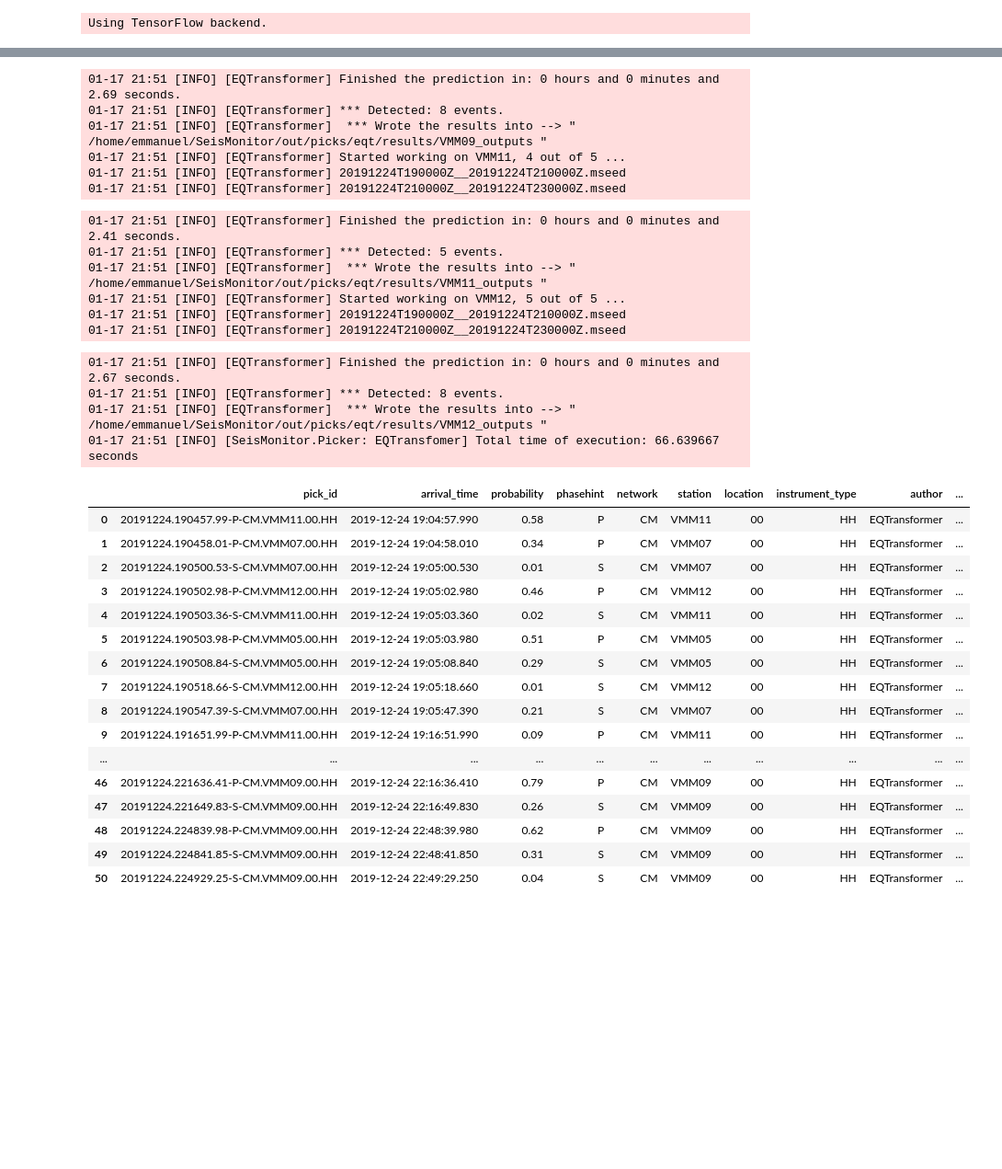
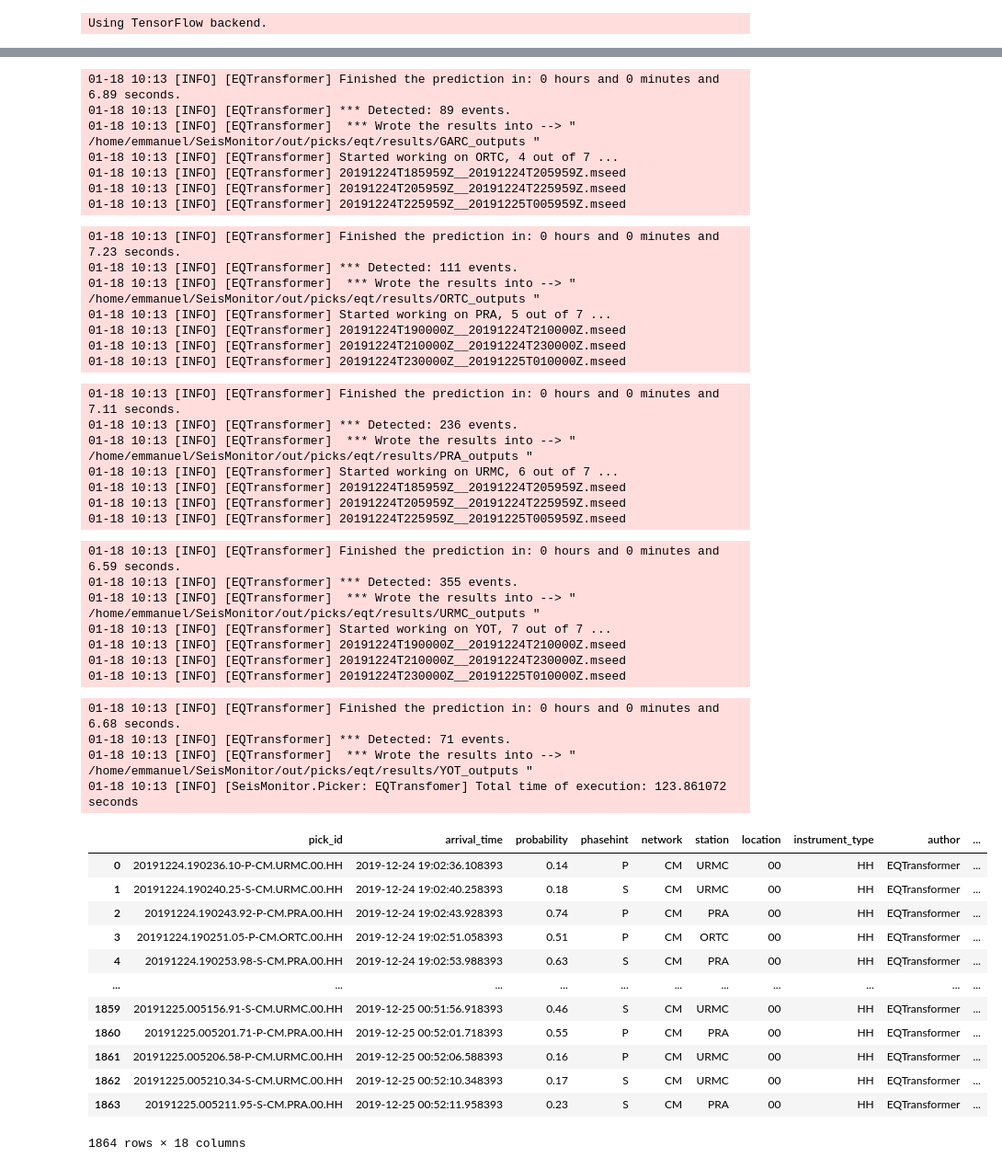
Before and after one commit to ecastillot/SeisMonitor, a Jupyter notebook: examples/2.picker.ipynb, the cells around one changed output, grey strips where cells are left out. Shown at 92% size. Saved outputs shown, nothing was run; the diff lists cells and outputs as text; code cells hidden in the pictures; blank space fills up the shorter version.

```diff
--- a/examples/2.picker.ipynb
+++ b/examples/2.picker.ipynb
@@ -41,5 +77,5 @@ eqtobj = EQTransformerObj(eqt_path = eqt_path,
 # %%
-archive = "../out"
+archive = os.path.join(os.path.dirname(os.getcwd()),"out")
 
 mseed_storage = os.path.join(archive,"downloads")
 json_dir = os.path.join(archive,"stations")
@@ -77,33 +116,45 @@ piut.eqt_picks_2_seismonitor_fmt(out_dir,mseed_storage,result)
-01-17 21:51 [INFO] [EQTransformer] Finished the prediction in: 0 hours and 0 minutes and 2.69 seconds.
-01-17 21:51 [INFO] [EQTransformer] *** Detected: 8 events.
-01-17 21:51 [INFO] [EQTransformer]  *** Wrote the results into --> " /home/emmanuel/SeisMonitor/out/picks/eqt/results/VMM09_outputs "
-01-17 21:51 [INFO] [EQTransformer] Started working on VMM11, 4 out of 5 ...
-01-17 21:51 [INFO] [EQTransformer] 20191224T190000Z__20191224T210000Z.mseed
-01-17 21:51 [INFO] [EQTransformer] 20191224T210000Z__20191224T230000Z.mseed
+01-18 10:13 [INFO] [EQTransformer] Finished the prediction in: 0 hours and 0 minutes and 6.89 seconds.
+01-18 10:13 [INFO] [EQTransformer] *** Detected: 89 events.
+01-18 10:13 [INFO] [EQTransformer]  *** Wrote the results into --> " /home/emmanuel/SeisMonitor/out/picks/eqt/results/GARC_outputs "
+01-18 10:13 [INFO] [EQTransformer] Started working on ORTC, 4 out of 7 ...
+01-18 10:13 [INFO] [EQTransformer] 20191224T185959Z__20191224T205959Z.mseed
+01-18 10:13 [INFO] [EQTransformer] 20191224T205959Z__20191224T225959Z.mseed
+01-18 10:13 [INFO] [EQTransformer] 20191224T225959Z__20191225T005959Z.mseed
-01-17 21:51 [INFO] [EQTransformer] Finished the prediction in: 0 hours and 0 minutes and 2.41 seconds.
-01-17 21:51 [INFO] [EQTransformer] *** Detected: 5 events.
-01-17 21:51 [INFO] [EQTransformer]  *** Wrote the results into --> " /home/emmanuel/SeisMonitor/out/picks/eqt/results/VMM11_outputs "
-01-17 21:51 [INFO] [EQTransformer] Started working on VMM12, 5 out of 5 ...
-01-17 21:51 [INFO] [EQTransformer] 20191224T190000Z__20191224T210000Z.mseed
-01-17 21:51 [INFO] [EQTransformer] 20191224T210000Z__20191224T230000Z.mseed
+01-18 10:13 [INFO] [EQTransformer] Finished the prediction in: 0 hours and 0 minutes and 7.23 seconds.
+01-18 10:13 [INFO] [EQTransformer] *** Detected: 111 events.
+01-18 10:13 [INFO] [EQTransformer]  *** Wrote the results into --> " /home/emmanuel/SeisMonitor/out/picks/eqt/results/ORTC_outputs "
+01-18 10:13 [INFO] [EQTransformer] Started working on PRA, 5 out of 7 ...
+01-18 10:13 [INFO] [EQTransformer] 20191224T190000Z__20191224T210000Z.mseed
+01-18 10:13 [INFO] [EQTransformer] 20191224T210000Z__20191224T230000Z.mseed
+01-18 10:13 [INFO] [EQTransformer] 20191224T230000Z__20191225T010000Z.mseed
-01-17 21:51 [INFO] [EQTransformer] Finished the prediction in: 0 hours and 0 minutes and 2.67 seconds.
-01-17 21:51 [INFO] [EQTransformer] *** Detected: 8 events.
-01-17 21:51 [INFO] [EQTransformer]  *** Wrote the results into --> " /home/emmanuel/SeisMonitor/out/picks/eqt/results/VMM12_outputs "
-01-17 21:51 [INFO] [SeisMonitor.Picker: EQTransfomer] Total time of execution: 66.639667 seconds
+01-18 10:13 [INFO] [EQTransformer] Finished the prediction in: 0 hours and 0 minutes and 7.11 seconds.
+01-18 10:13 [INFO] [EQTransformer] *** Detected: 236 events.
+01-18 10:13 [INFO] [EQTransformer]  *** Wrote the results into --> " /home/emmanuel/SeisMonitor/out/picks/eqt/results/PRA_outputs "
+01-18 10:13 [INFO] [EQTransformer] Started working on URMC, 6 out of 7 ...
+01-18 10:13 [INFO] [EQTransformer] 20191224T185959Z__20191224T205959Z.mseed
+01-18 10:13 [INFO] [EQTransformer] 20191224T205959Z__20191224T225959Z.mseed
+01-18 10:13 [INFO] [EQTransformer] 20191224T225959Z__20191225T005959Z.mseed
+01-18 10:13 [INFO] [EQTransformer] Finished the prediction in: 0 hours and 0 minutes and 6.59 seconds.
+01-18 10:13 [INFO] [EQTransformer] *** Detected: 355 events.
+01-18 10:13 [INFO] [EQTransformer]  *** Wrote the results into --> " /home/emmanuel/SeisMonitor/out/picks/eqt/results/URMC_outputs "
+01-18 10:13 [INFO] [EQTransformer] Started working on YOT, 7 out of 7 ...
+01-18 10:13 [INFO] [EQTransformer] 20191224T190000Z__20191224T210000Z.mseed
+01-18 10:13 [INFO] [EQTransformer] 20191224T210000Z__20191224T230000Z.mseed
+01-18 10:13 [INFO] [EQTransformer] 20191224T230000Z__20191225T010000Z.mseed
+01-18 10:13 [INFO] [EQTransformer] Finished the prediction in: 0 hours and 0 minutes and 6.68 seconds.
+01-18 10:13 [INFO] [EQTransformer] *** Detected: 71 events.
+01-18 10:13 [INFO] [EQTransformer]  *** Wrote the results into --> " /home/emmanuel/SeisMonitor/out/picks/eqt/results/YOT_outputs "
+01-18 10:13 [INFO] [SeisMonitor.Picker: EQTransfomer] Total time of execution: 123.861072 seconds
 |  | pick_id | arrival_time | probability | phasehint | network | station | location | instrument_type | author | ... |
-| 0 | 20191224.190457.99-P-CM.VMM11.00.HH | 2019-12-24 19:04:57.990 | 0.58 | P | CM | VMM11 | 00 | HH | EQTransformer | ... |
-| 1 | 20191224.190458.01-P-CM.VMM07.00.HH | 2019-12-24 19:04:58.010 | 0.34 | P | CM | VMM07 | 00 | HH | EQTransformer | ... |
-| 2 | 20191224.190500.53-S-CM.VMM07.00.HH | 2019-12-24 19:05:00.530 | 0.01 | S | CM | VMM07 | 00 | HH | EQTransformer | ... |
-| 3 | 20191224.190502.98-P-CM.VMM12.00.HH | 2019-12-24 19:05:02.980 | 0.46 | P | CM | VMM12 | 00 | HH | EQTransformer | ... |
-| 4 | 20191224.190503.36-S-CM.VMM11.00.HH | 2019-12-24 19:05:03.360 | 0.02 | S | CM | VMM11 | 00 | HH | EQTransformer | ... |
-| 5 | 20191224.190503.98-P-CM.VMM05.00.HH | 2019-12-24 19:05:03.980 | 0.51 | P | CM | VMM05 | 00 | HH | EQTransformer | ... |
-| 6 | 20191224.190508.84-S-CM.VMM05.00.HH | 2019-12-24 19:05:08.840 | 0.29 | S | CM | VMM05 | 00 | HH | EQTransformer | ... |
-| 7 | 20191224.190518.66-S-CM.VMM12.00.HH | 2019-12-24 19:05:18.660 | 0.01 | S | CM | VMM12 | 00 | HH | EQTransformer | ... |
-| 8 | 20191224.190547.39-S-CM.VMM07.00.HH | 2019-12-24 19:05:47.390 | 0.21 | S | CM | VMM07 | 00 | HH | EQTransformer | ... |
-| 9 | 20191224.191651.99-P-CM.VMM11.00.HH | 2019-12-24 19:16:51.990 | 0.09 | P | CM | VMM11 | 00 | HH | EQTransformer | ... |
+| 0 | 20191224.190236.10-P-CM.URMC.00.HH | 2019-12-24 19:02:36.108393 | 0.14 | P | CM | URMC | 00 | HH | EQTransformer | ... |
+| 1 | 20191224.190240.25-S-CM.URMC.00.HH | 2019-12-24 19:02:40.258393 | 0.18 | S | CM | URMC | 00 | HH | EQTransformer | ... |
+| 2 | 20191224.190243.92-P-CM.PRA.00.HH | 2019-12-24 19:02:43.928393 | 0.74 | P | CM | PRA | 00 | HH | EQTransformer | ... |
+| 3 | 20191224.190251.05-P-CM.ORTC.00.HH | 2019-12-24 19:02:51.058393 | 0.51 | P | CM | ORTC | 00 | HH | EQTransformer | ... |
+| 4 | 20191224.190253.98-S-CM.PRA.00.HH | 2019-12-24 19:02:53.988393 | 0.63 | S | CM | PRA | 00 | HH | EQTransformer | ... |
 | ... | ... | ... | ... | ... | ... | ... | ... | ... | ... | ... |
-| 46 | 20191224.221636.41-P-CM.VMM09.00.HH | 2019-12-24 22:16:36.410 | 0.79 | P | CM | VMM09 | 00 | HH | EQTransformer | ... |
-| 47 | 20191224.221649.83-S-CM.VMM09.00.HH | 2019-12-24 22:16:49.830 | 0.26 | S | CM | VMM09 | 00 | HH | EQTransformer | ... |
-| 48 | 20191224.224839.98-P-CM.VMM09.00.HH | 2019-12-24 22:48:39.980 | 0.62 | P | CM | VMM09 | 00 | HH | EQTransformer | ... |
-| 49 | 20191224.224841.85-S-CM.VMM09.00.HH | 2019-12-24 22:48:41.850 | 0.31 | S | CM | VMM09 | 00 | HH | EQTransformer | ... |
-| 50 | 20191224.224929.25-S-CM.VMM09.00.HH | 2019-12-24 22:49:29.250 | 0.04 | S | CM | VMM09 | 00 | HH | EQTransformer | ... |
+| 1859 | 20191225.005156.91-S-CM.URMC.00.HH | 2019-12-25 00:51:56.918393 | 0.46 | S | CM | URMC | 00 | HH | EQTransformer | ... |
+| 1860 | 20191225.005201.71-P-CM.PRA.00.HH | 2019-12-25 00:52:01.718393 | 0.55 | P | CM | PRA | 00 | HH | EQTransformer | ... |
+| 1861 | 20191225.005206.58-P-CM.URMC.00.HH | 2019-12-25 00:52:06.588393 | 0.16 | P | CM | URMC | 00 | HH | EQTransformer | ... |
+| 1862 | 20191225.005210.34-S-CM.URMC.00.HH | 2019-12-25 00:52:10.348393 | 0.17 | S | CM | URMC | 00 | HH | EQTransformer | ... |
+| 1863 | 20191225.005211.95-S-CM.PRA.00.HH | 2019-12-25 00:52:11.958393 | 0.23 | S | CM | PRA | 00 | HH | EQTransformer | ... |
+1864 rows × 18 columns
```
Also changed, not shown: parts of 17 cells of this notebook, 8 other files.
